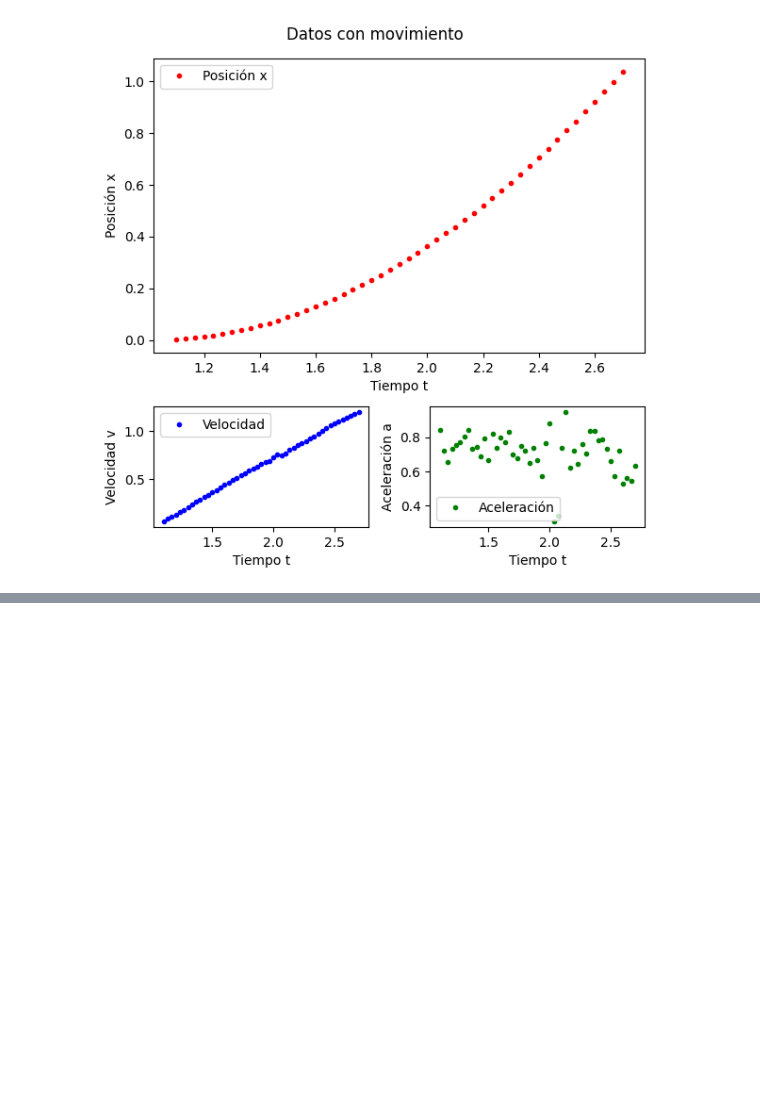
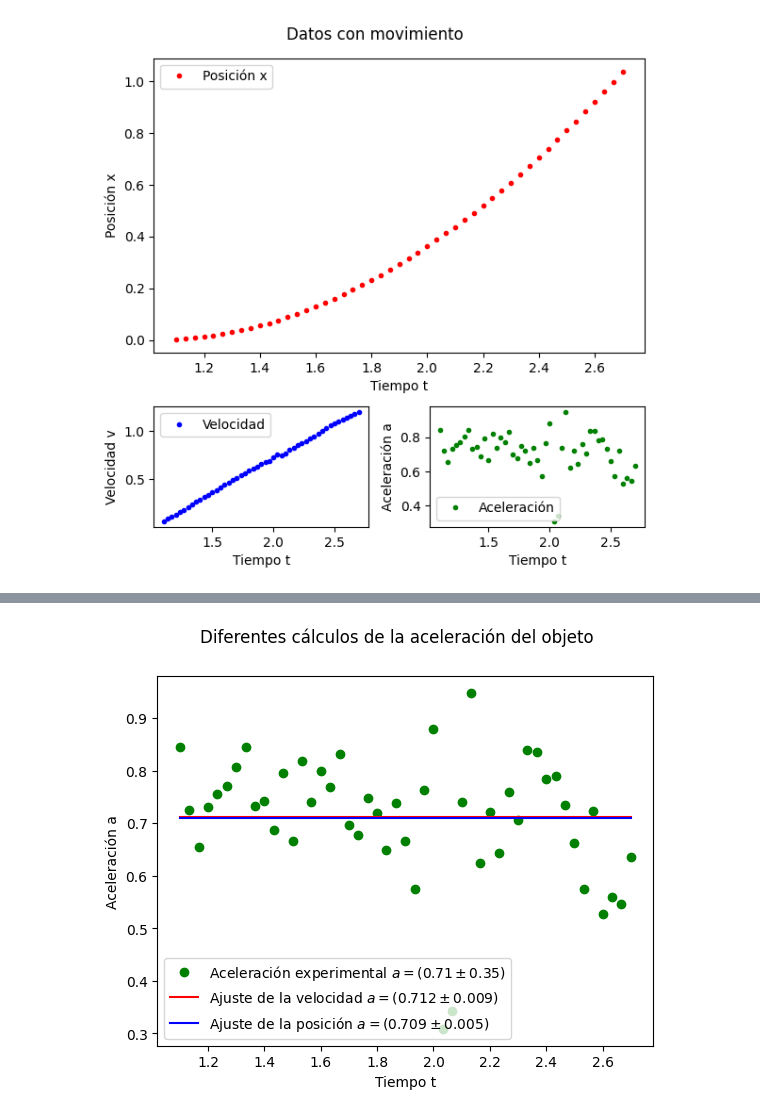
Before and after one commit to JuanSierra2003/HerrComp, a Jupyter notebook: workshops/workshop3/DerivadasNumericas.ipynb, the cells around one changed output, grey strips where cells are left out. Drawn from its saved outputs; the diff is of its cells as text; code cells hidden in the pictures; blank space fills up the shorter version.

```diff
--- a/workshops/workshop3/DerivadasNumericas.ipynb
+++ b/workshops/workshop3/DerivadasNumericas.ipynb
@@ -108,0 +109,32 @@ plt.savefig("comparacion_velocidades.png")
+# %%
+#Ajuste no lineal de la posición
+
+# Definir la función de ajuste
+def ajuste_cuadratico(t, x0, v0, a):
+    return x0 + v0*t + 0.5*a*t**2
+
+# Realizar el ajuste de curva
+popt, pcov = curve_fit(ajuste_cuadratico, t[init:], x[init:])
+
+# Obtener los valores ajustados y los errores
+x0, v0_t1, a_t1 = popt
+eps_x, eps_v1, eps_a1 = 3*np.sqrt(np.diag(pcov))
+
+A = a[init:].mean()
+eps_A = 3*a[init:].std()
+# %%
+fig = plt.figure()
+fig.suptitle("Diferentes cálculos de la aceleración del objeto")
+
+ax = fig.add_subplot()
+ax.plot(t[init:], a[init:], "og", label=r"Aceleración experimental $a = (%.2f \pm %.2f)$"%(A, eps_A))
+ax.plot(t[init:], a_t+np.zeros(size-init), "-r", label=r"Ajuste de la velocidad $a = (%.3f \pm %.3f)$"%(a_t, eps_a))
+ax.plot(t[init:], a_t1+np.zeros(size-init), "-b", label=r"Ajuste de la posición $a = (%.3f \pm %.3f)$"%(a_t1, eps_a1))
+
+ax.legend()
+ax.set_xlabel("Tiempo t")
+ax.set_ylabel("Aceleración a")
+
+plt.savefig("comparacion_aceleraciones.png")
+# %% [output]
+[figure, added]
```
Also changed, not shown: parts of 1 cell of this notebook.
